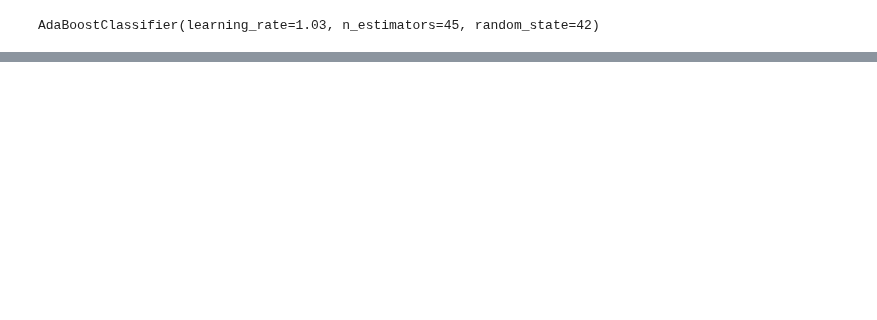
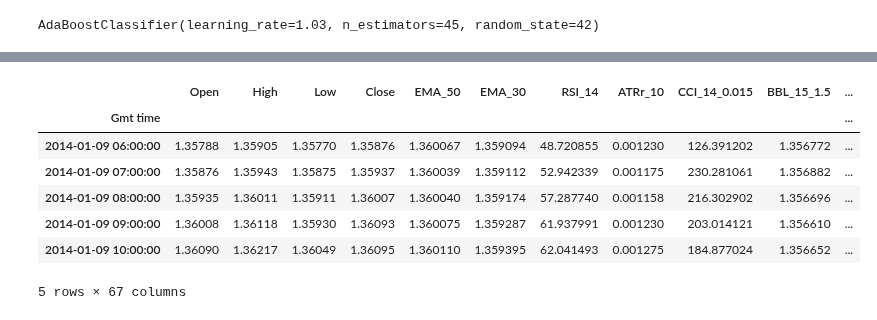
Before and after one commit to saeedeyvazy/forex, a Jupyter notebook: src/ML_Metatrader_Daily.ipynb, the cells around one changed output, grey strips where cells are left out. Saved outputs shown, nothing was run; the diff lists cells and outputs as text; code cells hidden in the pictures; blank space fills up the shorter version.

```diff
--- a/src/ML_Metatrader_Daily.ipynb
+++ b/src/ML_Metatrader_Daily.ipynb
@@ -301,0 +353,11 @@ acc score :  0.8705638958145456
+# %%
+    df.head()
+# %% [output]
+|  | Open | High | Low | Close | EMA_50 | EMA_30 | RSI_14 | ATRr_10 | CCI_14_0.015 | BBL_15_1.5 | ... |
+| Gmt time |  |  |  |  |  |  |  |  |  |  | ... |
+| 2014-01-09 06:00:00 | 1.35788 | 1.35905 | 1.35770 | 1.35876 | 1.360067 | 1.359094 | 48.720855 | 0.001230 | 126.391202 | 1.356772 | ... |
+| 2014-01-09 07:00:00 | 1.35876 | 1.35943 | 1.35875 | 1.35937 | 1.360039 | 1.359112 | 52.942339 | 0.001175 | 230.281061 | 1.356882 | ... |
+| 2014-01-09 08:00:00 | 1.35935 | 1.36011 | 1.35911 | 1.36007 | 1.360040 | 1.359174 | 57.287740 | 0.001158 | 216.302902 | 1.356696 | ... |
+| 2014-01-09 09:00:00 | 1.36008 | 1.36118 | 1.35930 | 1.36093 | 1.360075 | 1.359287 | 61.937991 | 0.001230 | 203.014121 | 1.356610 | ... |
+| 2014-01-09 10:00:00 | 1.36090 | 1.36217 | 1.36049 | 1.36095 | 1.360110 | 1.359395 | 62.041493 | 0.001275 | 184.877024 | 1.356652 | ... |
+5 rows × 67 columns
```
Also changed, not shown: parts of 11 cells of this notebook, 7 other files.
